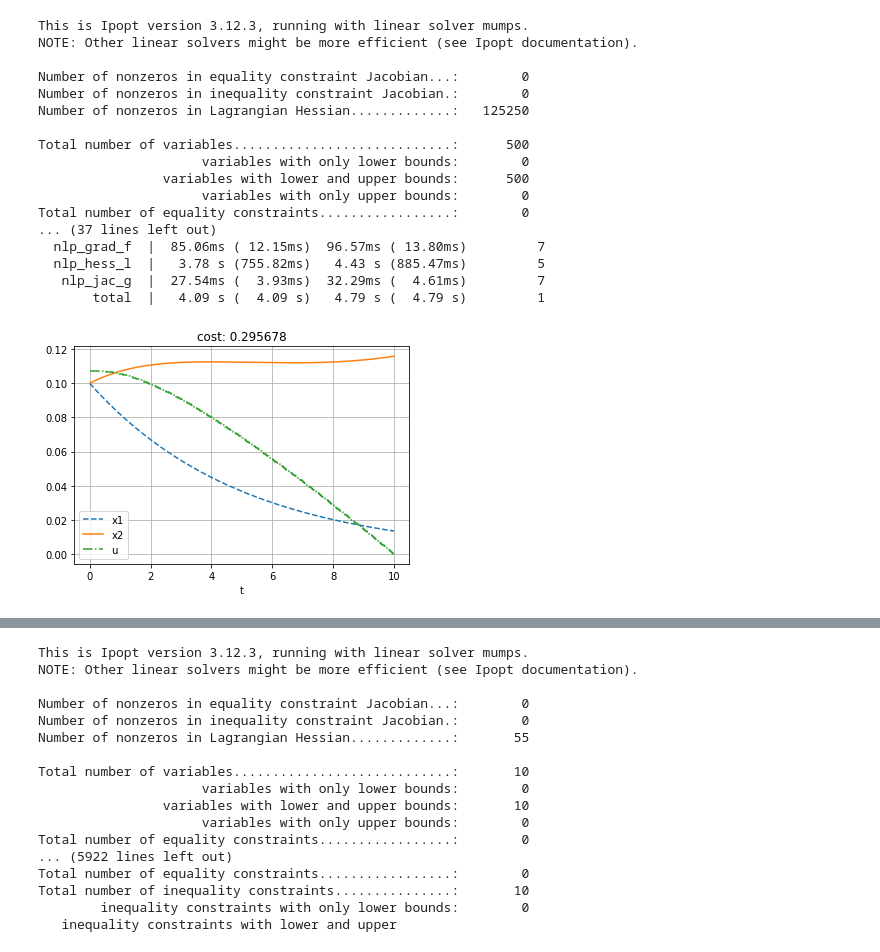
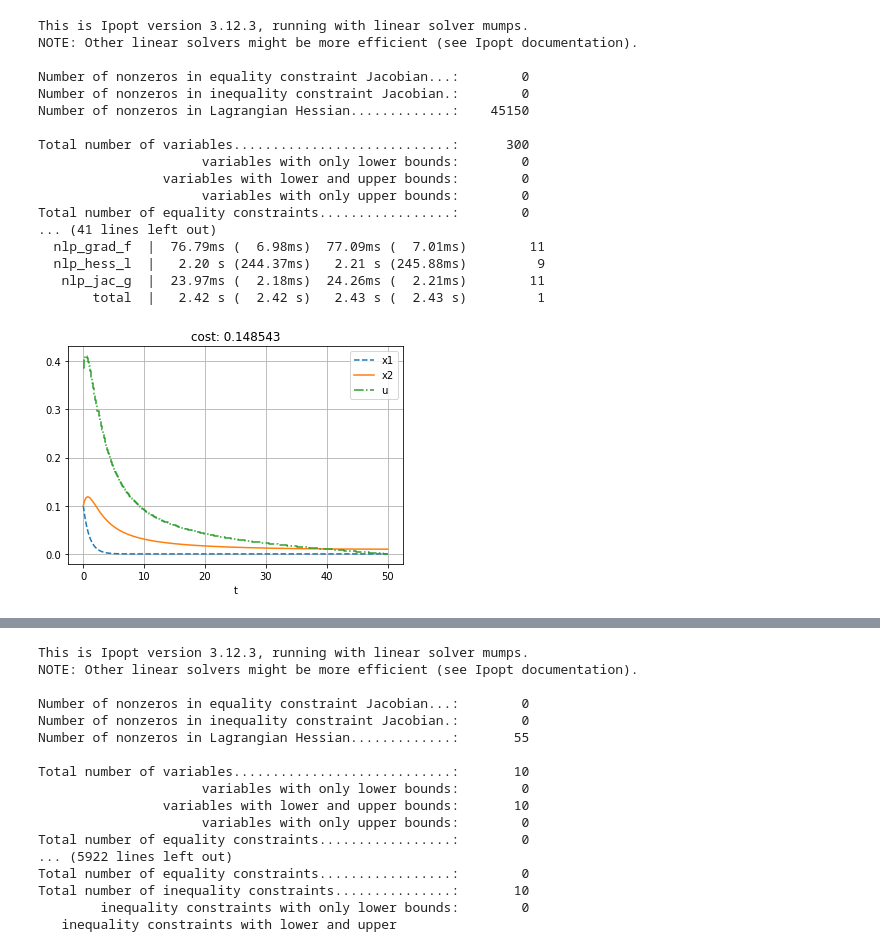
Before and after one commit to eyxli/spatialnav, a Jupyter notebook: spatial_nav.ipynb, the cells around one changed output, grey strips where cells are left out. Saved outputs shown, nothing was run; the diff lists cells and outputs as text; code cells hidden in the pictures.

```diff
--- a/spatial_nav.ipynb
+++ b/spatial_nav.ipynb
@@ -5,5 +6,5 @@ import scipy.optimize
 # %%
-def run_model(T, N, tau_theta, tau_phi, lam, init1, init2, return_cost=False):
+def run_model(T, N, tau_theta, tau_phi, lam, init1, init2, umax=inf, name=None, return_cost=False):
     # Declare model variables
     x1 = MX.sym('x1')
     x2 = MX.sym('x2')
@@ -11,10 +12,10 @@ def run_model(T, N, tau_theta, tau_phi, lam, init1, init2, return_cost=False):
     u = MX.sym('u')
 
     # Model equations
-    xdot = vertcat(-x1/tau_theta, -u*x2+x1/tau_phi)
+    xdot = vertcat(-x1/tau_theta, -u*x2+x1/tau_theta)
 
     # Objective term
-    L = (x1+x2)**2+lam*u**2
+    L = (x1+x2)**2+lam*u**2 #x1**2+x2**2
 
     # Formulate discrete time dynamics
     if False:
@@ -56,8 +57,8 @@ def run_model(T, N, tau_theta, tau_phi, lam, init1, init2, return_cost=False):
         # New NLP variable for the control
         Uk = MX.sym('U_' + str(k))
         w += [Uk]
-        lbw += [-2*np.pi]
-        ubw += [2*np.pi]
+        lbw += [-inf]
+        ubw += [umax]
         w0 += [0]
 
         # Integrate till the end of the interval
@@ -67,8 +68,8 @@ def run_model(T, N, tau_theta, tau_phi, lam, init1, init2, return_cost=False):
 
         # Add inequality constraint
         g += [Xk[0]]
-        lbg += [-2*np.pi]
-        ubg += [2*np.pi]
+        lbg += [-inf]
+        ubg += [inf]
 
     # Create an NLP solver
     prob = {'f': J, 'x': vertcat(*w), 'g': vertcat(*g)}
@@ -90,7 +91,7 @@ def run_model(T, N, tau_theta, tau_phi, lam, init1, init2, return_cost=False):
     x2_opt = [r[1] for r in x_opt]
 
     tgrid = [T/N*k for k in range(N+1)]
-    import matplotlib.pyplot as plt
+
     plt.figure(1)
     plt.clf()
     plt.plot(tgrid, x1_opt, '--')
@@ -100,35 +101,37 @@ def run_model(T, N, tau_theta, tau_phi, lam, init1, init2, return_cost=False):
     plt.legend(['x1','x2','u'])
     plt.title('cost: {}'.format(sol['f']))
     plt.grid()
+    if name: plt.title('cost: {}, {}'.format(sol['f'], name))
+    if umax < inf: plt.title('cost: {}, umax: {}'.format(sol['f'], umax))
+    if name: plt.savefig('graphs/{}.png'.format(name))
     plt.show()
 
     return(sol)
 # %%
-T = 10. # Time horizon
-N = 500 # number of control intervals
-tau_theta = 5 #10*np.random.uniform()
-tau_phi = 5 #10*np.random.uniform()
-lam = 1
+T = 50. # Time horizon
+N = 300 # number of control intervals
+tau_theta = 1 #10*np.random.uniform()
+tau_phi = 1 #10*np.random.uniform()
+lam = .1
 init1 = 0.1 #np.pi/20*np.random.normal()
 init2 = 0.1 #np.pi/20*np.random.normal()
+sol = run_model(T, N, tau_theta, tau_phi, lam, init1, init2);
+# %% [output]
+This is Ipopt version 3.12.3, running with linear solver mumps.
+NOTE: Other linear solvers might be more efficient (see Ipopt documentation).
+
+Number of nonzeros in equality constraint Jacobian...:        0
+Number of nonzeros in inequality constraint Jacobian.:        0
+Number of nonzeros in Lagrangian Hessian.............:    45150
+
+Total number of variables............................:      300
+                     variables with only lower bounds:        0
+                variables with lower and upper bounds:        0
+                     variables with only upper bounds:        0
+Total number of equality constraints.................:        0
+... (41 lines left out)
+  nlp_grad_f  |  76.79ms (  6.98ms)  77.09ms (  7.01ms)        11
+  nlp_hess_l  |   2.20 s (244.37ms)   2.21 s (245.88ms)         9
+   nlp_jac_g  |  23.97ms (  2.18ms)  24.26ms (  2.21ms)        11
+       total  |   2.42 s (  2.42 s)   2.43 s (  2.43 s)         1
+[figure, added]
-# %%
-sol = run_model(T, N, tau_theta, tau_phi, lam, init1, init2);
-# %% [output]
-This is Ipopt version 3.12.3, running with linear solver mumps.
-NOTE: Other linear solvers might be more efficient (see Ipopt documentation).
-
-Number of nonzeros in equality constraint Jacobian...:        0
-Number of nonzeros in inequality constraint Jacobian.:        0
-Number of nonzeros in Lagrangian Hessian.............:   125250
-
-Total number of variables............................:      500
-                     variables with only lower bounds:        0
-                variables with lower and upper bounds:      500
-                     variables with only upper bounds:        0
-Total number of equality constraints.................:        0
-... (37 lines left out)
-  nlp_grad_f  |  85.06ms ( 12.15ms)  96.57ms ( 13.80ms)         7
-  nlp_hess_l  |   3.78 s (755.82ms)   4.43 s (885.47ms)         5
-   nlp_jac_g  |  27.54ms (  3.93ms)  32.29ms (  4.61ms)         7
-       total  |   4.09 s (  4.09 s)   4.79 s (  4.79 s)         1
-[figure, removed]
```
Also changed, not shown: parts of 8 cells of this notebook, 2 other files.
